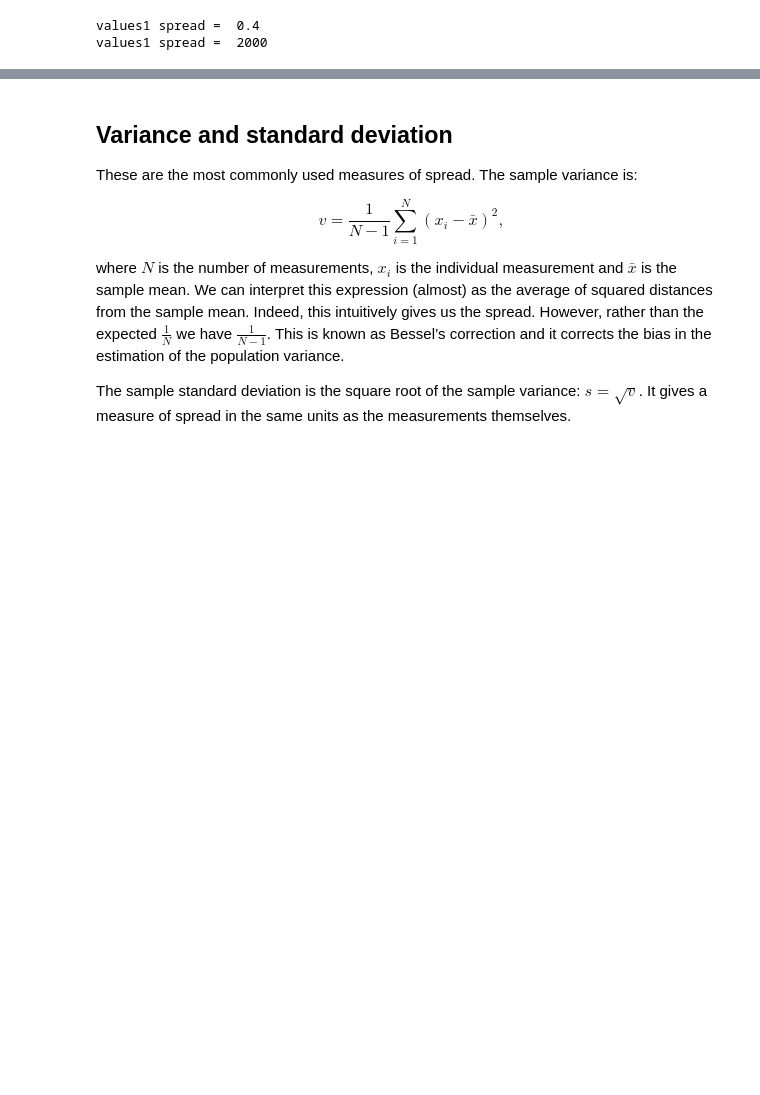
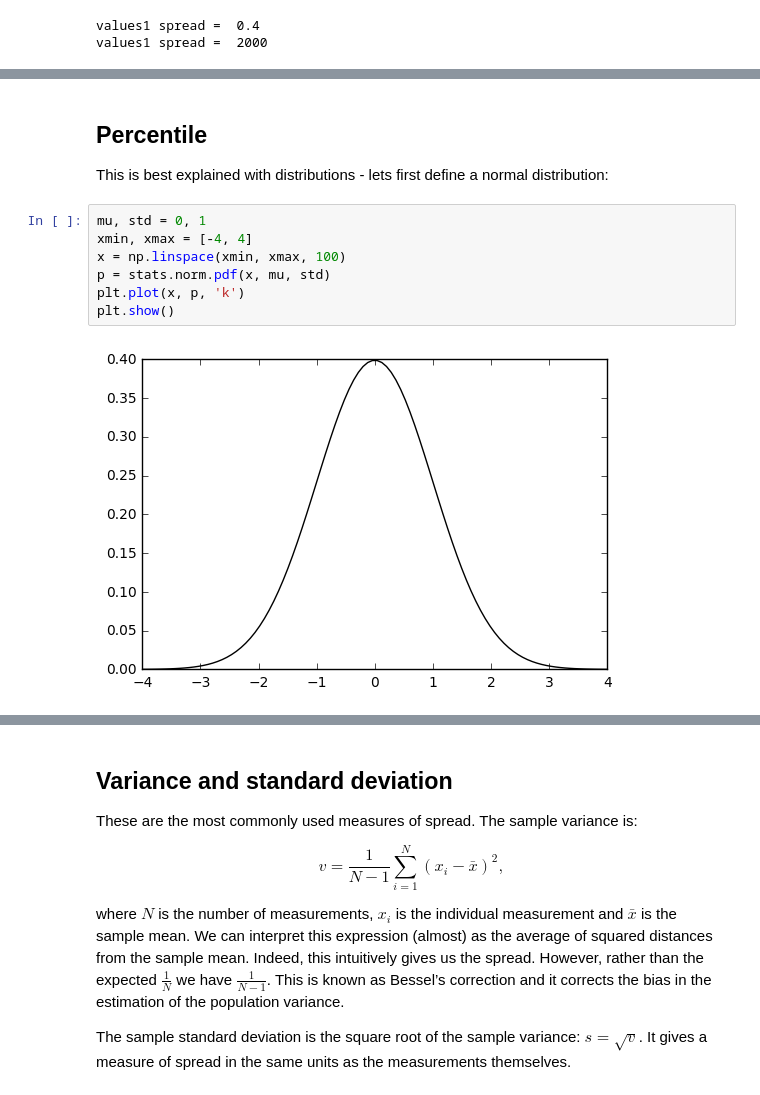
Before and after one commit to ggorman/Introduction-to-stats-for-geoscientists, a Jupyter notebook: notebooks/Lecture-5.ipynb, the cells around one changed output, grey strips where cells are left out. Drawn from its saved outputs; the diff is of its cells as text; blank space fills up the shorter version.

Commit message:
Tidied up plots; fixed link

```diff
--- a/notebooks/Lecture-5.ipynb
+++ b/notebooks/Lecture-5.ipynb
@@ -197,0 +189,12 @@ Best explained with a distribution:
+# %% [markdown]
+## Percentile
+This is best explained with distributions - lets first define a normal distribution:
+# %%
+mu, std = 0, 1
+xmin, xmax = [-4, 4]
+x = np.linspace(xmin, xmax, 100)
+p = stats.norm.pdf(x, mu, std)
+plt.plot(x, p, 'k')
+plt.show()
+# %% [output]
+[figure, added]
```
Also changed, not shown: parts of 13 cells of this notebook.
